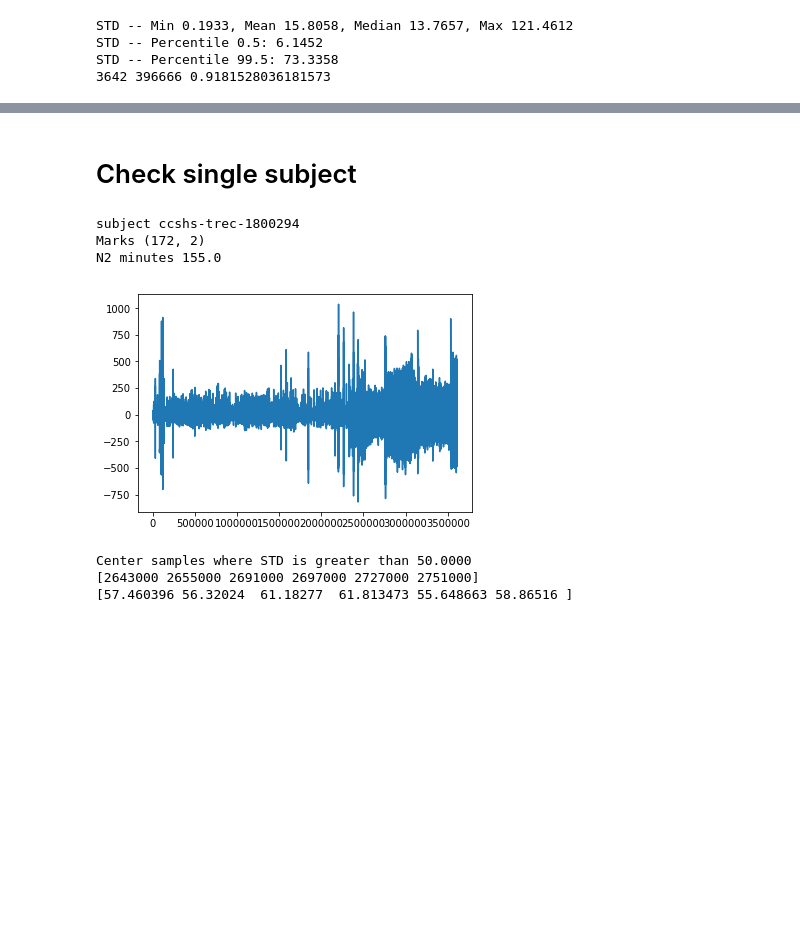
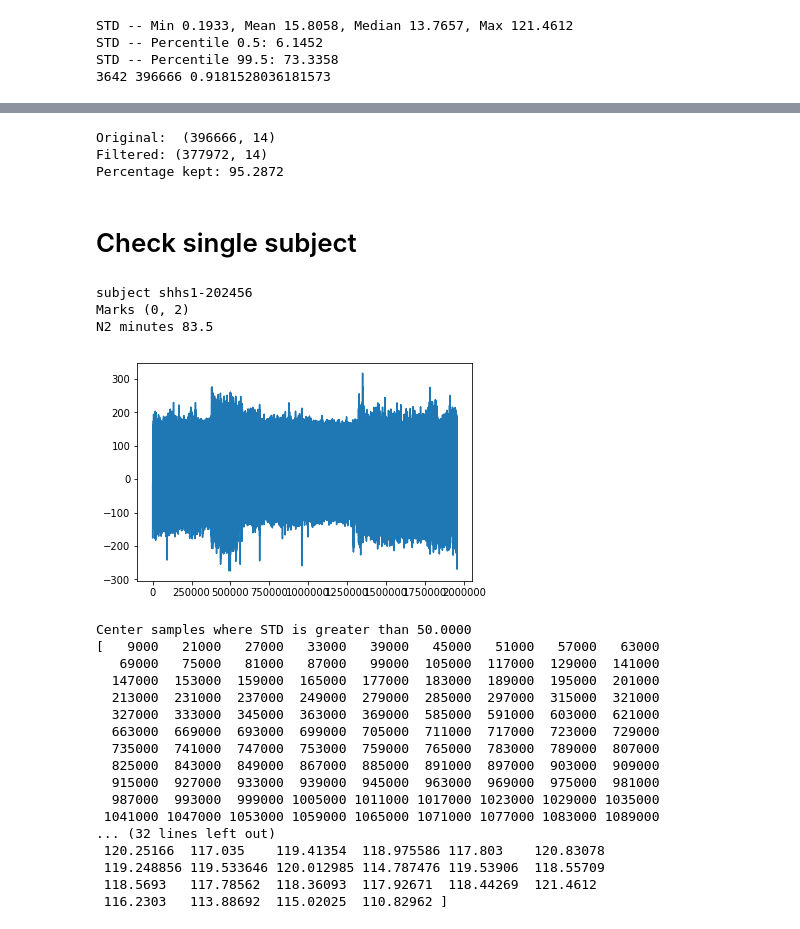
Before and after one commit to nicolasigor/sleep-rnn, a Jupyter notebook: figs_thesis/2021_result_nsrr.ipynb, the cells around one changed output, grey strips where cells are left out. Cells and saved outputs as stored; diff of their text form; code cells hidden in the pictures; blank space fills up the shorter version.

Commit message:
nsrr exp

```diff
--- a/figs_thesis/2021_result_nsrr.ipynb
+++ b/figs_thesis/2021_result_nsrr.ipynb
@@ -135,10 +140,9 @@ Dataset nsrr_ss with 11593 patients.
 # Reproducción de tendencias
 # %%
 n_folds = 10
-threshold = 0.5
 
 fold_ids_list = np.arange(n_folds)
-predictions = nsrr_preds.get_predictions(fold_ids_list, nsrr, threshold=threshold)
+predictions = nsrr_preds.get_predictions(fold_ids_list, nsrr)
 
-print("Loaded predictions for %d subjects with threshold %1.2f" % (len(predictions.all_ids), threshold))
+print("Loaded predictions for %d subjects" % (len(predictions.all_ids)))
 # %% [output]
@@ -403,43 +635,76 @@ plt.show()
+# %%
+lower_bound, upper_bound = np.percentile(all_p_avg, (0.5, 99.5), axis=0)
+print("Original: ", all_p_avg.shape)
+spectra_filt = []
+inliers_locs = []
+outliers_locs = []
+for i_page, spec_page in enumerate(all_p_avg):
+    if np.all(spec_page >= lower_bound) and np.all(spec_page <= upper_bound):
+        spectra_filt.append(spec_page)
+        inliers_locs.append(i_page)
+    else:
+        outliers_locs.append(i_page)
+spectra_filt = np.stack(spectra_filt, axis=0)
+print("Filtered:", spectra_filt.shape)
+print("Percentage kept: %1.4f" % (100 * spectra_filt.shape[0] / all_p_avg.shape[0]))
+# %% [output]
+Original:  (396666, 14)
+Filtered: (377972, 14)
+Percentage kept: 95.2872
 # %% [markdown]
 # Check single subject
 # %%
-subject_id = large_subjects[1]   # 'shhs1-201711'  # 'sof-visit-8-02332'
+subject_id = 'shhs1-202456'   # 'shhs1-201711'  # 'sof-visit-8-02332'
 
 print("subject %s" % subject_id)
 subject_data = nsrr.read_subject_data(subject_id)
 signal = subject_data['signal']
 n2_pages = subject_data['n2_pages']
 n2_minutes = n2_pages.size * nsrr.original_page_duration / 60
 marks = predictions.get_subject_stamps(subject_id, pages_subset='n2')
 proba = predictions.get_subject_probabilities(subject_id)
 proba_up = np.repeat(proba, 8)
 durations = (marks[:, 1] - marks[:, 0] + 1) / nsrr.fs
 
 print("Marks", marks.shape)
 print("N2 minutes", n2_minutes)
 
 plt.plot(signal)
 plt.show()
 
 std_to_find = 50
 
 x_pages_std = signal.reshape(-1, nsrr.original_page_duration * nsrr.fs)[n2_pages].std(axis=1)
 n2_pages_locs = np.where(x_pages_std > std_to_find)[0]
 std_selected = x_pages_std[n2_pages_locs]
 pages_locs = n2_pages[n2_pages_locs]
 start_sample = pages_locs * nsrr.original_page_duration * nsrr.fs
 center_sample = start_sample + nsrr.original_page_duration * nsrr.fs // 2
 print("Center samples where STD is greater than %1.4f" % std_to_find)
 print(center_sample)
 print(std_selected)
 # %% [output]
-subject ccshs-trec-1800294
-Marks (172, 2)
-N2 minutes 155.0
+subject shhs1-202456
+Marks (0, 2)
+N2 minutes 83.5
-[figure, old version]
+[figure, new version]
 Center samples where STD is greater than 50.0000
-[2643000 2655000 2691000 2697000 2727000 2751000]
-[57.460396 56.32024  61.18277  61.813473 55.648663 58.86516 ]
+[   9000   21000   27000   33000   39000   45000   51000   57000   63000
+   69000   75000   81000   87000   99000  105000  117000  129000  141000
+  147000  153000  159000  165000  177000  183000  189000  195000  201000
+  213000  231000  237000  249000  279000  285000  297000  315000  321000
+  327000  333000  345000  363000  369000  585000  591000  603000  621000
+  663000  669000  693000  699000  705000  711000  717000  723000  729000
+  735000  741000  747000  753000  759000  765000  783000  789000  807000
+  825000  843000  849000  867000  885000  891000  897000  903000  909000
+  915000  927000  933000  939000  945000  963000  969000  975000  981000
+  987000  993000  999000 1005000 1011000 1017000 1023000 1029000 1035000
+ 1041000 1047000 1053000 1059000 1065000 1071000 1077000 1083000 1089000
+... (32 lines left out)
+ 120.25166  117.035    119.41354  118.975586 117.803    120.83078
+ 119.248856 119.533646 120.012985 114.787476 119.53906  118.55709
+ 118.5693   117.78562  118.36093  117.92671  118.44269  121.4612
+ 116.2303   113.88692  115.02025  110.82962 ]
 # %%
 # mark_selected = marks[5]
 
```
Also changed, not shown: parts of 19 cells of this notebook, 1 other file.
